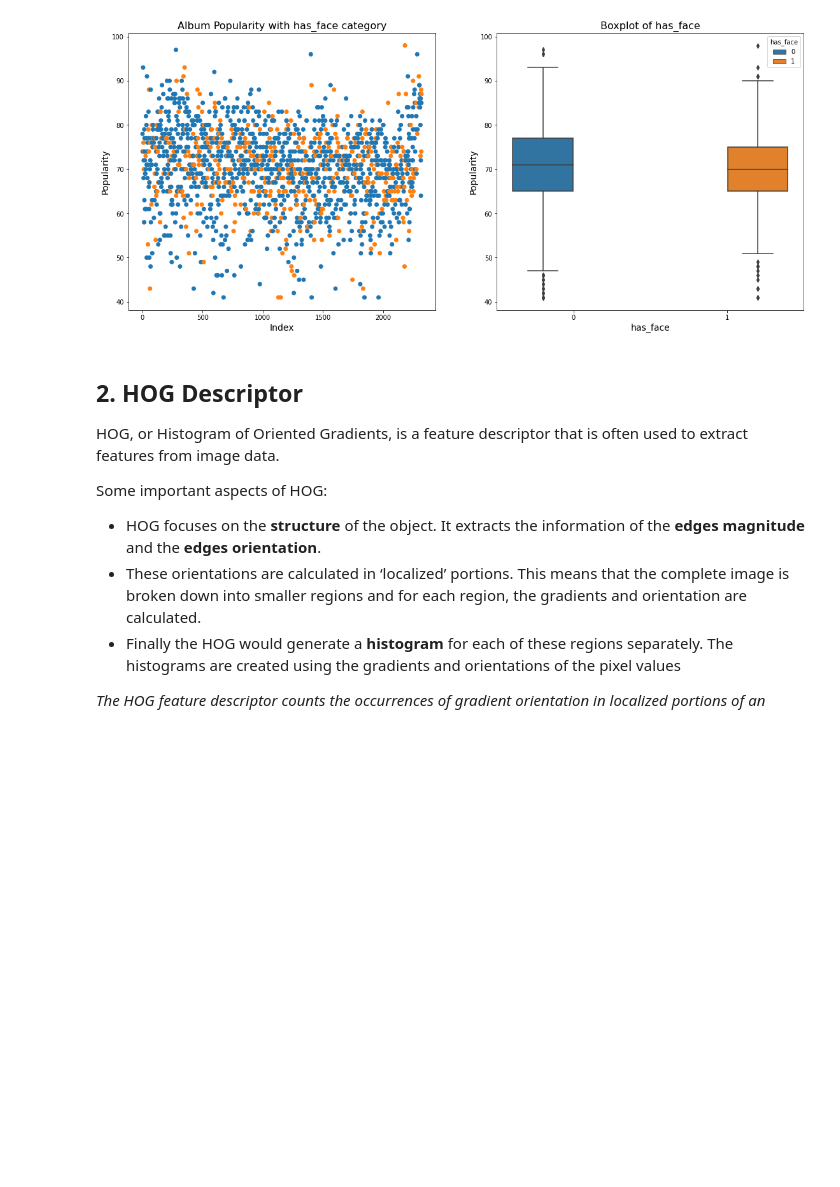
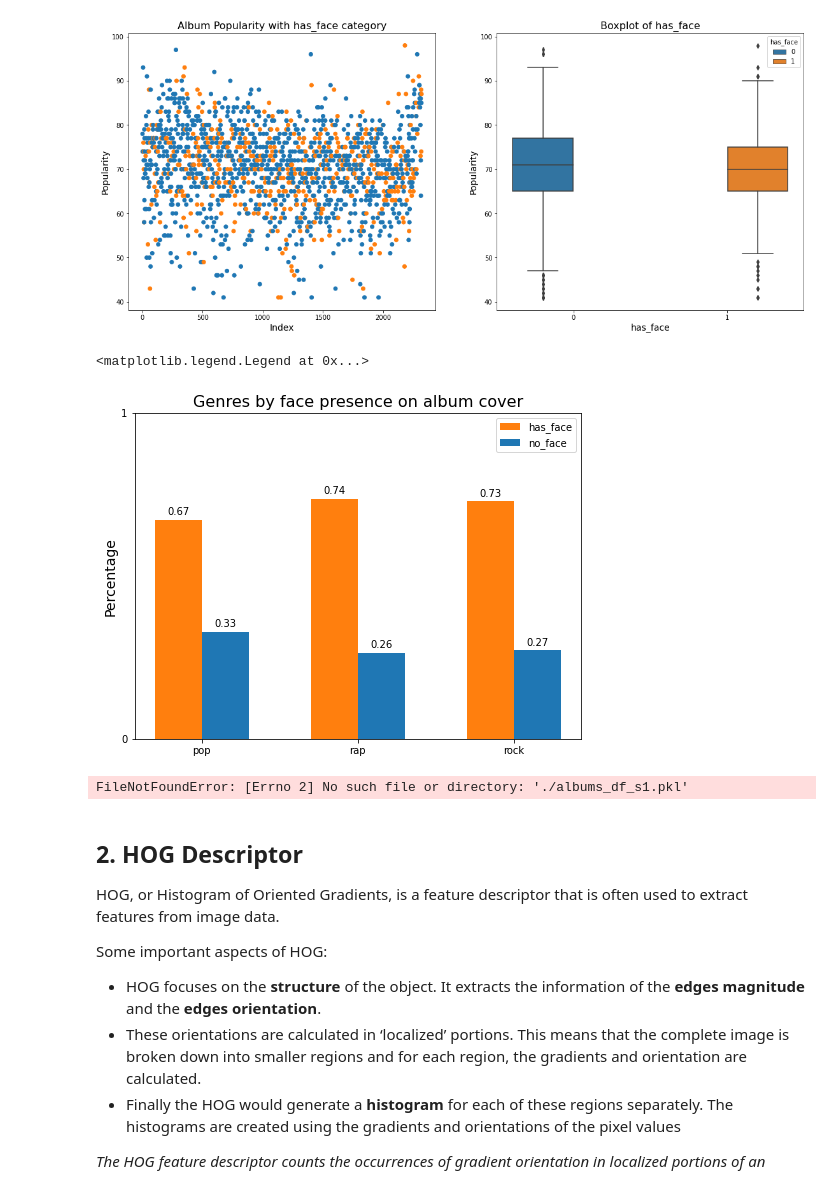
Before and after one commit to bojito/ml-album-popularity, a Jupyter notebook: 4 - Extract Features.ipynb, the cells around one changed output. Drawn from its saved outputs; the diff is of its cells as text; code cells hidden in the pictures; blank space fills up the shorter version.

```diff
--- a/4 - Extract Features.ipynb
+++ b/4 - Extract Features.ipynb
@@ -131,8 +131,53 @@ ax2.set_xlabel("has_face", size = 14)
 # %% [output]
 Text(0.5, 0, 'has_face')
 [figure]
+# %%
+fig, (ax) = plt.subplots(1,1,figsize=(8,6))
+
+labels = ['pop', 'rap', 'rock']
+face = []
+no_face = []
+
+for item in labels:
+    total = albums_df[item].value_counts()[1]
+    face.append((total-albums_df[albums_df.has_face == 1][item].value_counts()[1])/total)
+    no_face.append((total-albums_df[albums_df.has_face == 0][item].value_counts()[1])/total)
+
+x = np.arange(len(labels))
+width = 0.3
+
+rects1 = ax.bar(x - width/2, face, width, label='has_face', color = '#ff7f0e')
+rects2 = ax.bar(x + width/2, no_face, width, label='no_face', color = '#1f77b4')
+
+
+def autolabel(rects):
+    """Attach a text label above each bar in *rects*, displaying its height."""
+    for rect in rects:
+        height = rect.get_height()
+        ax.annotate('{:.2}'.format(height),
+                    xy=(rect.get_x() + rect.get_width() / 2, height),
+                    xytext=(0, 3),  # 3 points vertical offset
+                    textcoords="offset points",
+                    ha='center', va='bottom')
+
+autolabel(rects1)
+autolabel(rects2)
+
+ax.set_ylabel('Percentage', size = 14)
+ax.set_title('Genres by face presence on album cover', size = 16)
+ax.set_xticks(x)
+ax.set_yticks([0,1])
+ax.set_xticklabels(labels)
+ax.legend()
+# %% [output]
+<matplotlib.legend.Legend at 0x...>
+[figure, added]
 # %%
 pd.to_pickle(albums_df, "./albums_df_s1.pkl")
+# %%
+albums_df = pd.read_pickle("./albums_df_s1.pkl")
+# %% [output]
+FileNotFoundError: [Errno 2] No such file or directory: './albums_df_s1.pkl'
 # %% [markdown]
 ## 2. HOG Descriptor
 
```
Also changed, not shown: parts of 16 cells of this notebook, 4 other files.
